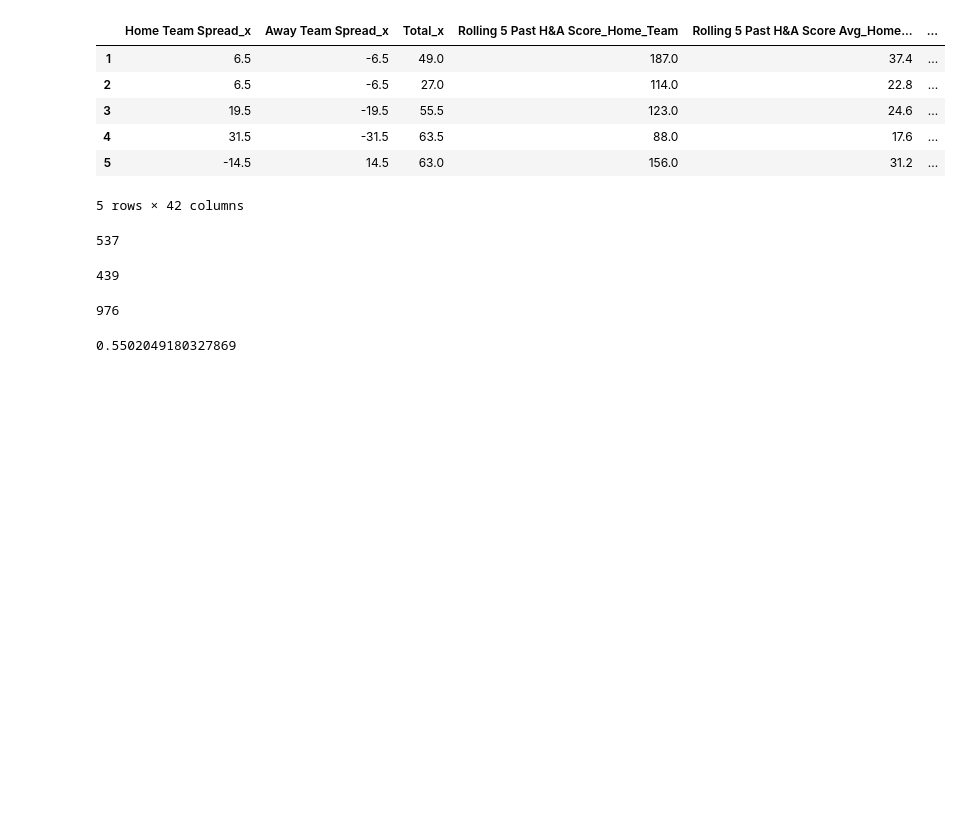
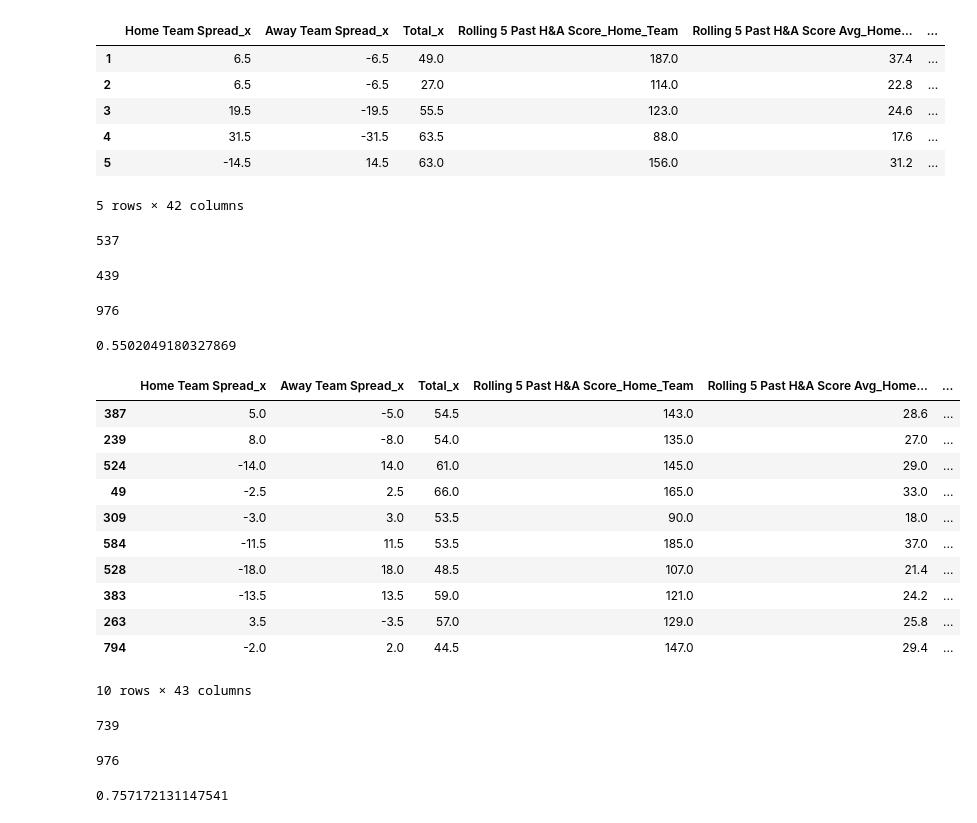
Before and after one commit to MarkClampitt/Springboard, a Jupyter notebook: Capstone2/Cap2_Home_Away_Winner_Model.ipynb, the cells around one changed output. Drawn from its saved outputs; the diff is of its cells as text; code cells hidden in the pictures; blank space fills up the shorter version.

Commit message:
Home Spread predictor updated

```diff
--- a/Capstone2/Cap2_Home_Away_Winner_Model.ipynb
+++ b/Capstone2/Cap2_Home_Away_Winner_Model.ipynb
@@ -737,3 +737,32 @@ df[df['H/A Winner'] == 'Away']['H/A Winner'].count()
 0.5502049180327869
 # %%
 #55% of the time the home team wins
+# %%
+df['Lower Spread Wins'] = df.apply(lambda x: 1 if ((x['Home Team Spread_x'] < x['Away Team Spread_x']) & (x['Home Score_x_x'] > x['Away Score_x_x'])) or ((x['Away Team Spread_x'] < x['Home Team Spread_x']) & (x['Away Score_x_x'] > x['Home Score_x_x'])) else (0),axis=1)
+
+df.sample(10)
+# %% [output]
+|  | Home Team Spread_x | Away Team Spread_x | Total_x | Rolling 5 Past H&A Score_Home_Team | Rolling 5 Past H&A Score Avg_Home... | ... |
+| 387 | 5.0 | -5.0 | 54.5 | 143.0 | 28.6 | ... |
+| 239 | 8.0 | -8.0 | 54.0 | 135.0 | 27.0 | ... |
+| 524 | -14.0 | 14.0 | 61.0 | 145.0 | 29.0 | ... |
+| 49 | -2.5 | 2.5 | 66.0 | 165.0 | 33.0 | ... |
+| 309 | -3.0 | 3.0 | 53.5 | 90.0 | 18.0 | ... |
+| 584 | -11.5 | 11.5 | 53.5 | 185.0 | 37.0 | ... |
+| 528 | -18.0 | 18.0 | 48.5 | 107.0 | 21.4 | ... |
+| 383 | -13.5 | 13.5 | 59.0 | 121.0 | 24.2 | ... |
+| 263 | 3.5 | -3.5 | 57.0 | 129.0 | 25.8 | ... |
+| 794 | -2.0 | 2.0 | 44.5 | 147.0 | 29.4 | ... |
+10 rows × 43 columns
+# %%
+df['Lower Spread Wins'].sum()
+# %% [output]
+739
+# %%
+df['Lower Spread Wins'].count()
+# %% [output]
+976
+# %%
+739/976 #75% of the time the team with the lower spread (favored) wins the game
+# %% [output]
+0.757172131147541
```
Also changed, not shown: parts of 2 cells of this notebook, 2 other files.
